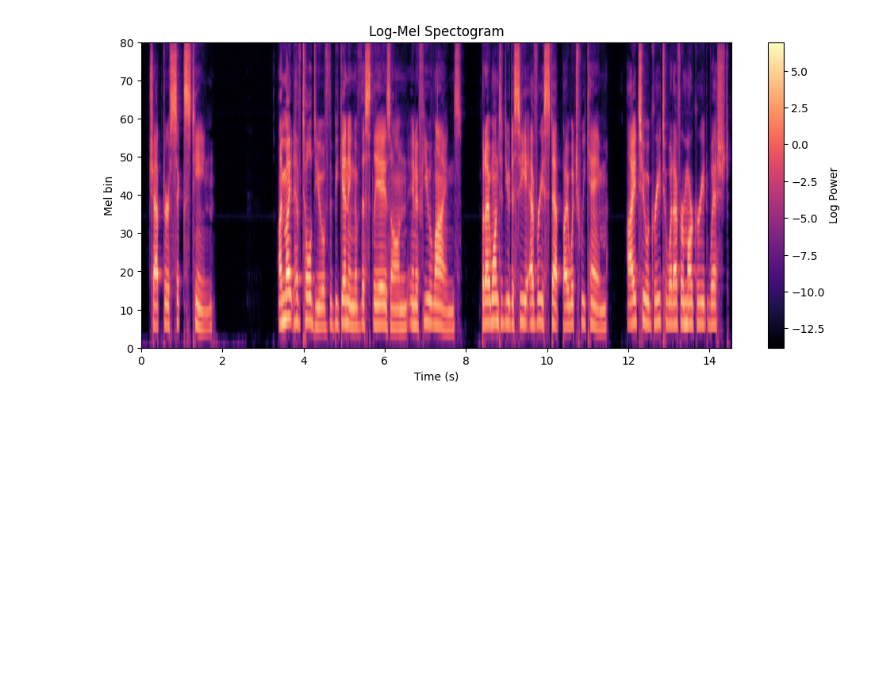
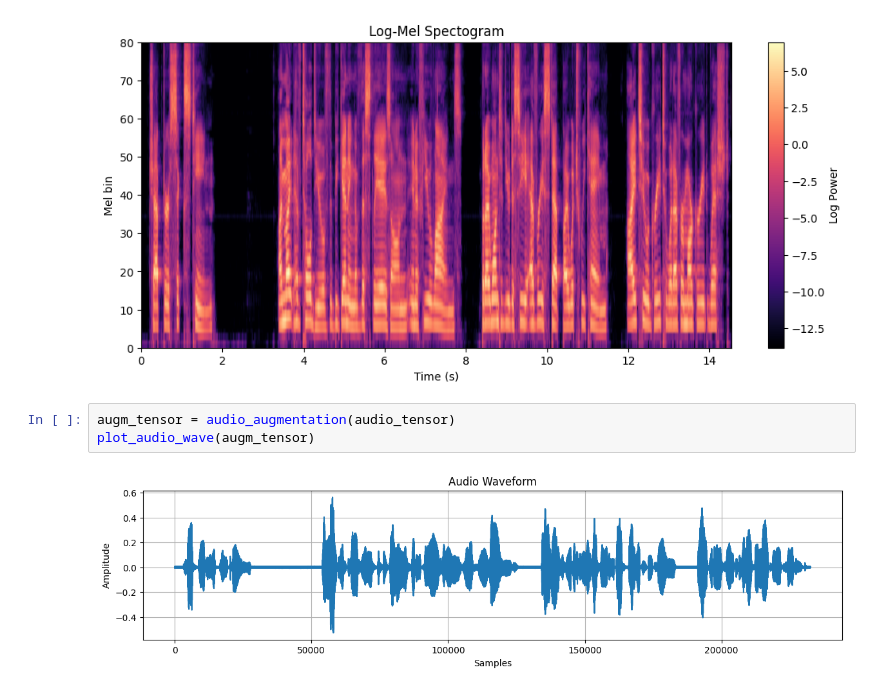
Before and after one commit to SmeysyaHromche/Automatic_Speech_Recognization, a Jupyter notebook: notebooks/data.ipynb, the cells around one changed output. Drawn from its saved outputs; the diff is of its cells as text; blank space fills up the shorter version.

```diff
--- a/notebooks/data.ipynb
+++ b/notebooks/data.ipynb
@@ -83,3 +149,8 @@ plot_mel_spector(audio_mel_spectr, "Mel Spectogram", "Power", "Time (s)", "Mel b
 plot_mel_spector(audio_log_mel, "Log-Mel Spectogram", "Log Power", "Time (s)", "Mel bin")
 # %% [output]
 [figure]
+# %%
+augm_tensor = audio_augmentation(audio_tensor)
+plot_audio_wave(augm_tensor)
+# %% [output]
+[figure, added]
```
Also changed, not shown: parts of 5 cells of this notebook, 5 other files.
